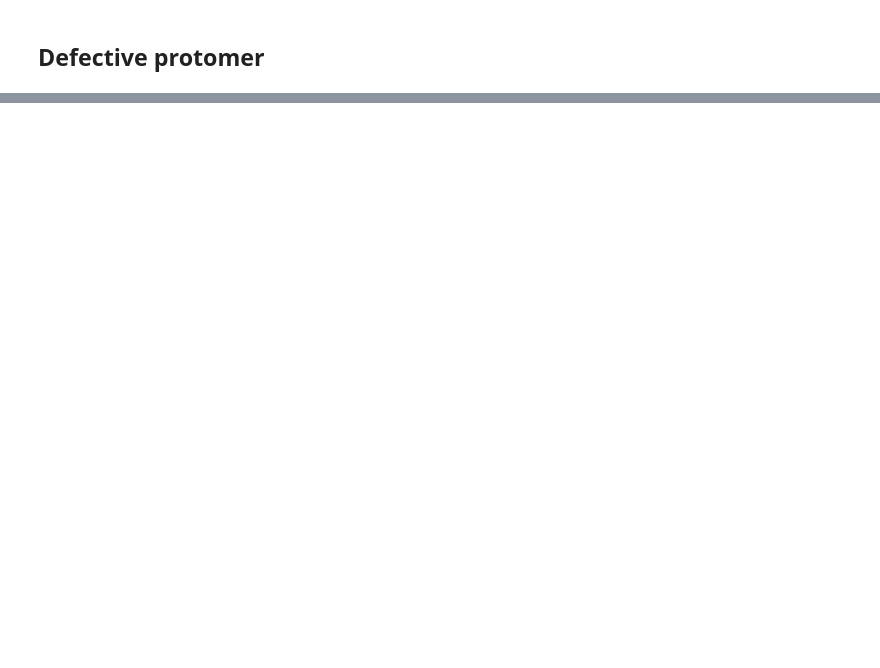
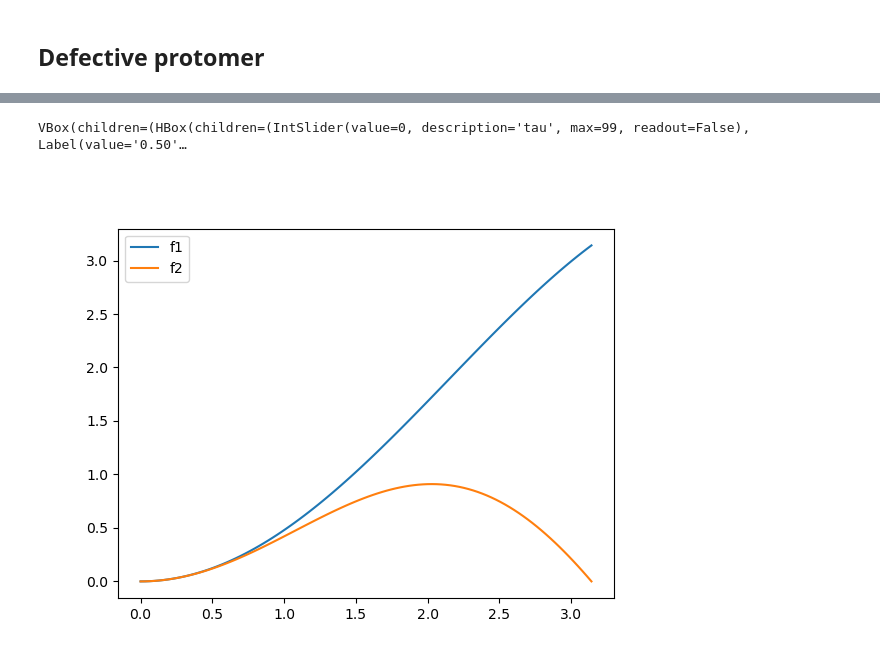
Before and after one commit to antmaier/Projet-de-Master, a Jupyter notebook: UnderstandingGillespieAlgorithm.ipynb, the cells around one changed output, grey strips where cells are left out. Drawn from its saved outputs; the diff is of its cells as text; code cells hidden in the pictures; blank space fills up the shorter version.

```diff
--- a/UnderstandingGillespieAlgorithm.ipynb
+++ b/UnderstandingGillespieAlgorithm.ipynb
@@ -278,0 +211,22 @@ Note: you may need to restart the kernel to use updated packages.
+# %%
+import mpl_interactions.ipyplot as iplt
+import matplotlib.pyplot as plt
+import numpy as np
+
+x = np.linspace(0, np.pi, 100)
+tau = np.linspace(0.5, 10, 100)
+
+def f1(x, tau, beta):
+    return np.sin(x * tau) * x * beta
+def f2(x, tau, beta):
+    return np.sin(x * beta) * x * tau
+
+
+fig, ax = plt.subplots()
+controls = iplt.plot(x, f1, tau=tau, beta=(1, 10, 100), label="f1")
+iplt.plot(x, f2, controls=controls, label="f2")
+_ = plt.legend()
+plt.show()
+# %% [output]
+VBox(children=(HBox(children=(IntSlider(value=0, description='tau', max=99, readout=False), Label(value='0.50'…
+[figure, added]
```
Also changed, not shown: parts of 14 cells of this notebook.
